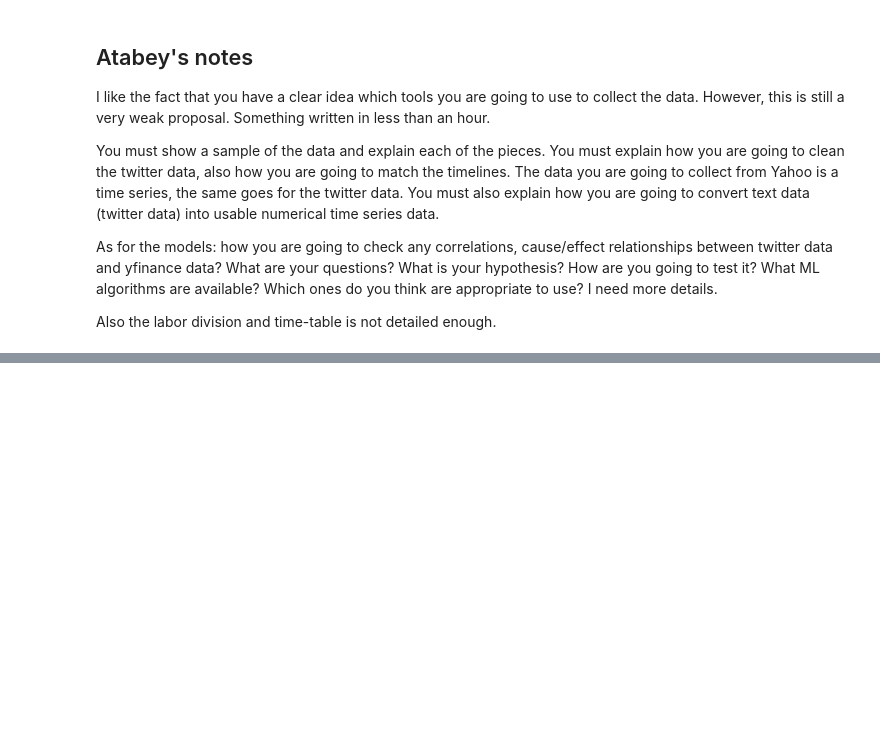
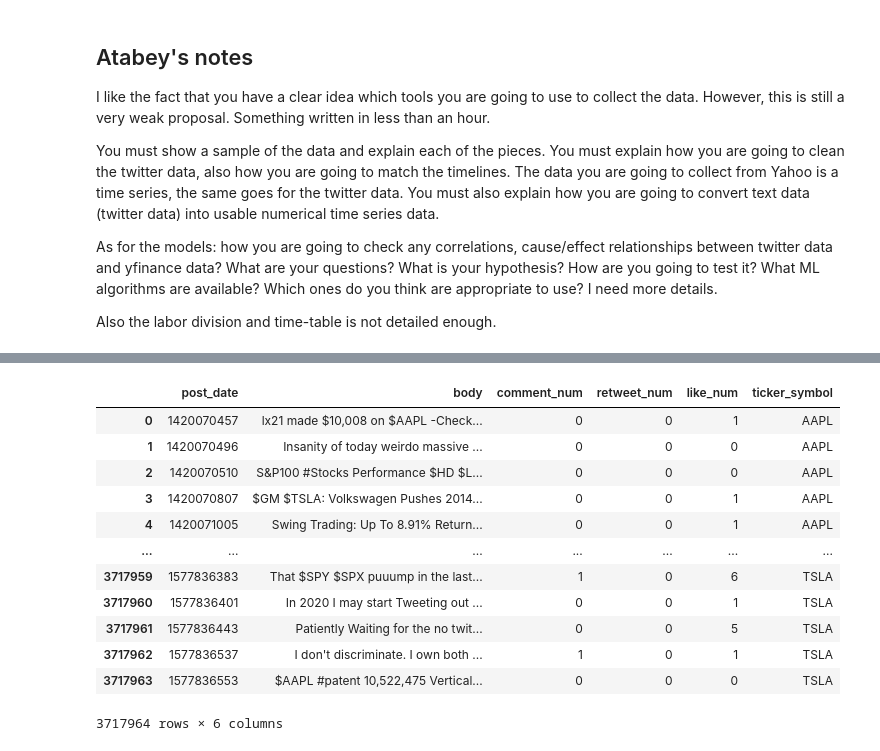
Before and after one commit to uzaykaradag/stock-sentiment-analysis, a Jupyter notebook: Final_Project_Proposal.ipynb, the cells around one changed output, grey strips where cells are left out. Saved outputs shown, nothing was run; the diff lists cells and outputs as text; code cells hidden in the pictures; blank space fills up the shorter version.

```diff
--- a/Final_Project_Proposal.ipynb
+++ b/Final_Project_Proposal.ipynb
@@ -101,0 +115,17 @@ For sentiment analysis, we will use the Vader library. Following data preprocess
+# %%
+df.drop(['tweet_id_t','tweet_id_ct', 'writer'], axis=1, inplace=True)
+df
+# %% [output]
+|  | post_date | body | comment_num | retweet_num | like_num | ticker_symbol |
+| 0 | 1420070457 | lx21 made $10,008 on $AAPL -Check... | 0 | 0 | 1 | AAPL |
+| 1 | 1420070496 | Insanity of today weirdo massive ... | 0 | 0 | 0 | AAPL |
+| 2 | 1420070510 | S&P100 #Stocks Performance $HD $L... | 0 | 0 | 0 | AAPL |
+| 3 | 1420070807 | $GM $TSLA: Volkswagen Pushes 2014... | 0 | 0 | 1 | AAPL |
+| 4 | 1420071005 | Swing Trading: Up To 8.91% Return... | 0 | 0 | 1 | AAPL |
+| ... | ... | ... | ... | ... | ... | ... |
+| 3717959 | 1577836383 | That $SPY $SPX puuump in the last... | 1 | 0 | 6 | TSLA |
+| 3717960 | 1577836401 | In 2020 I may start Tweeting out ... | 0 | 0 | 1 | TSLA |
+| 3717961 | 1577836443 | Patiently Waiting for the no twit... | 0 | 0 | 5 | TSLA |
+| 3717962 | 1577836537 | I don't discriminate. I own both ... | 1 | 0 | 1 | TSLA |
+| 3717963 | 1577836553 | $AAPL #patent 10,522,475 Vertical... | 0 | 0 | 0 | TSLA |
+3717964 rows × 6 columns
```
Also changed, not shown: parts of 21 cells of this notebook.
